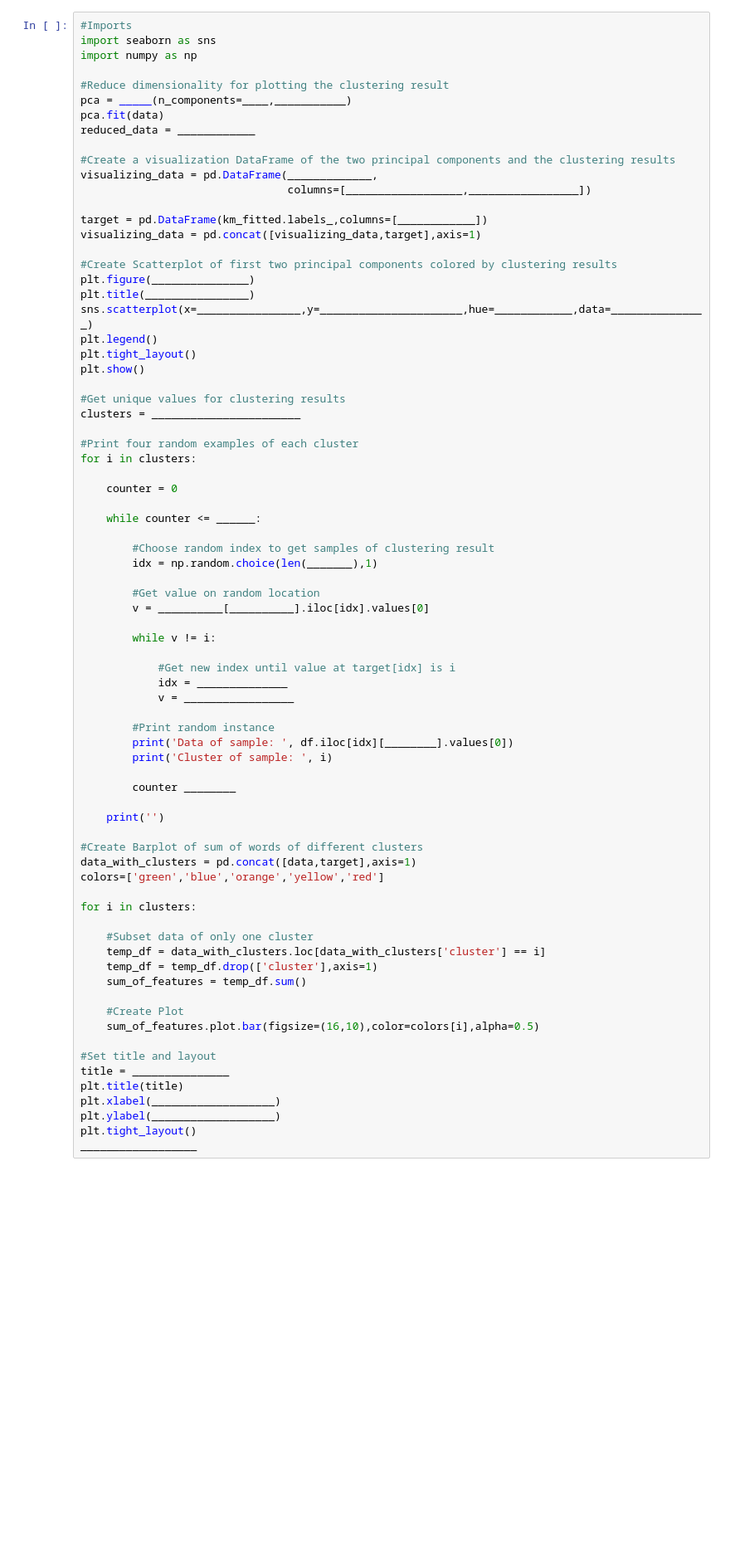
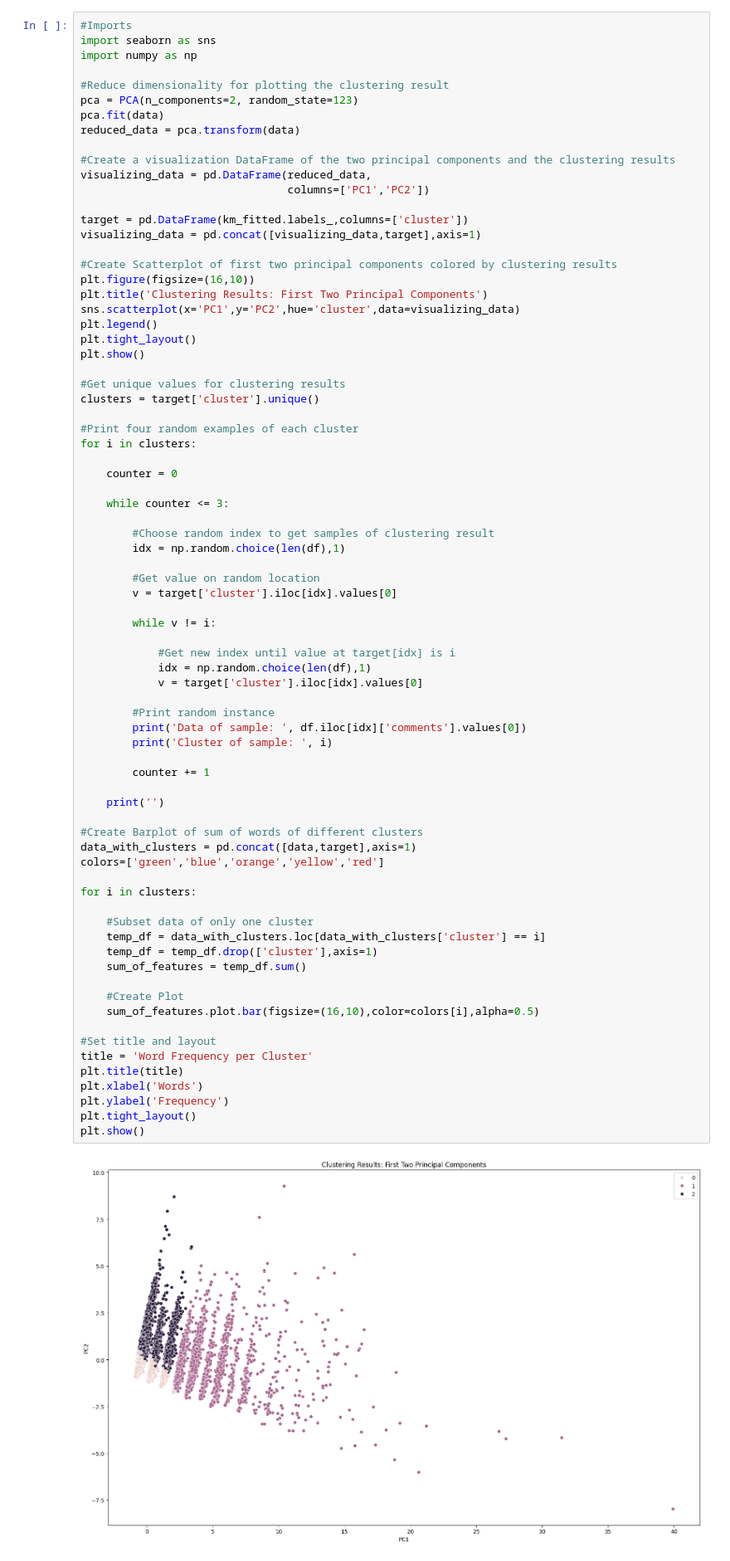
Before and after one commit to maximusbirkefeld/business_intelligence, a Jupyter notebook: Aufgabe5/Exercise 5 Clustering Airbnb Reviews.ipynb, the cells around one changed output. Shown at 83% size. Saved outputs shown, nothing was run; the diff lists cells and outputs as text; blank space fills up the shorter version.

```diff
--- a/Aufgabe5/Exercise 5 Clustering Airbnb Reviews.ipynb
+++ b/Aufgabe5/Exercise 5 Clustering Airbnb Reviews.ipynb
@@ -260,73 +307,75 @@ import seaborn as sns
 import numpy as np
 
 #Reduce dimensionality for plotting the clustering result
-pca = _____(n_components=____,___________)
+pca = PCA(n_components=2, random_state=123)
 pca.fit(data)
-reduced_data = ____________
+reduced_data = pca.transform(data)
 
 #Create a visualization DataFrame of the two principal components and the clustering results
-visualizing_data = pd.DataFrame(_____________,
-                                columns=[__________________,_________________])
+visualizing_data = pd.DataFrame(reduced_data,
+                                columns=['PC1','PC2'])
 
-target = pd.DataFrame(km_fitted.labels_,columns=[____________])
+target = pd.DataFrame(km_fitted.labels_,columns=['cluster'])
 visualizing_data = pd.concat([visualizing_data,target],axis=1)
 
 #Create Scatterplot of first two principal components colored by clustering results
-plt.figure(_______________)
-plt.title(________________)
-sns.scatterplot(x=________________,y=______________________,hue=____________,data=_______________)
+plt.figure(figsize=(16,10))
+plt.title('Clustering Results: First Two Principal Components')
+sns.scatterplot(x='PC1',y='PC2',hue='cluster',data=visualizing_data)
 plt.legend()
 plt.tight_layout()
 plt.show()
 
 #Get unique values for clustering results
-clusters = _______________________
+clusters = target['cluster'].unique()
 
 #Print four random examples of each cluster
 for i in clusters:
 
     counter = 0
 
-    while counter <= ______:
+    while counter <= 3:
 
         #Choose random index to get samples of clustering result
-        idx = np.random.choice(len(_______),1)
+        idx = np.random.choice(len(df),1)
 
         #Get value on random location
-        v = __________[__________].iloc[idx].values[0]
+        v = target['cluster'].iloc[idx].values[0]
 
         while v != i:
 
             #Get new index until value at target[idx] is i
-            idx = ______________
-            v = _________________
+            idx = np.random.choice(len(df),1)
+            v = target['cluster'].iloc[idx].values[0]
 
         #Print random instance
-        print('Data of sample: ', df.iloc[idx][________].values[0])
+        print('Data of sample: ', df.iloc[idx]['comments'].values[0])
         print('Cluster of sample: ', i)
 
-        counter ________
+        counter += 1
 
     print('')
 
 #Create Barplot of sum of words of different clusters
 data_with_clusters = pd.concat([data,target],axis=1)
 colors=['green','blue','orange','yellow','red']
 
 for i in clusters:
 
     #Subset data of only one cluster
     temp_df = data_with_clusters.loc[data_with_clusters['cluster'] == i]
     temp_df = temp_df.drop(['cluster'],axis=1)
     sum_of_features = temp_df.sum()
 
     #Create Plot
     sum_of_features.plot.bar(figsize=(16,10),color=colors[i],alpha=0.5)
 
 #Set title and layout
-title = _______________
+title = 'Word Frequency per Cluster'
 plt.title(title)
-plt.xlabel(___________________)
-plt.ylabel(___________________)
+plt.xlabel('Words')
+plt.ylabel('Frequency')
 plt.tight_layout()
-__________________
+plt.show()
+# %% [output]
+[figure, added]
```
Also changed, not shown: parts of 9 cells of this notebook.
